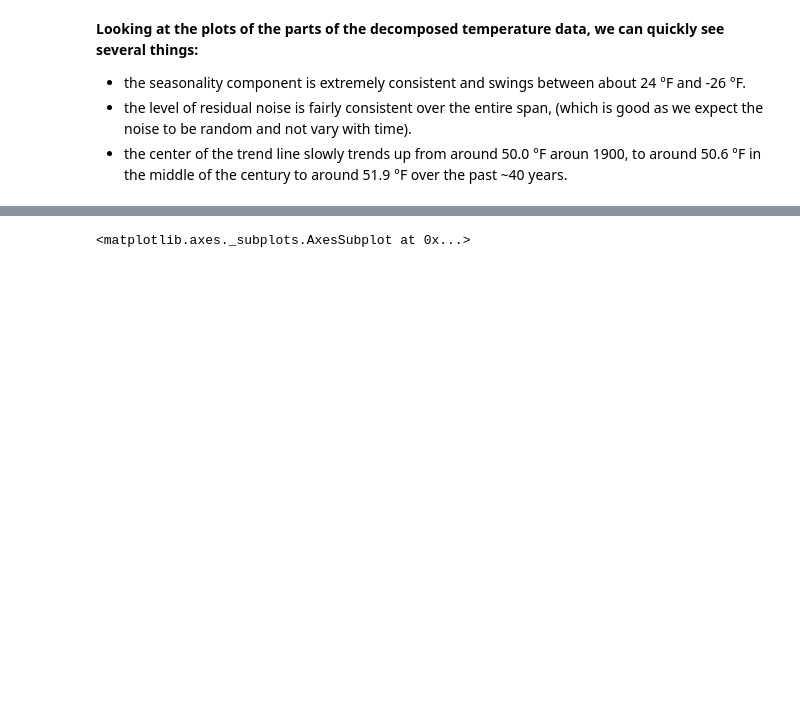
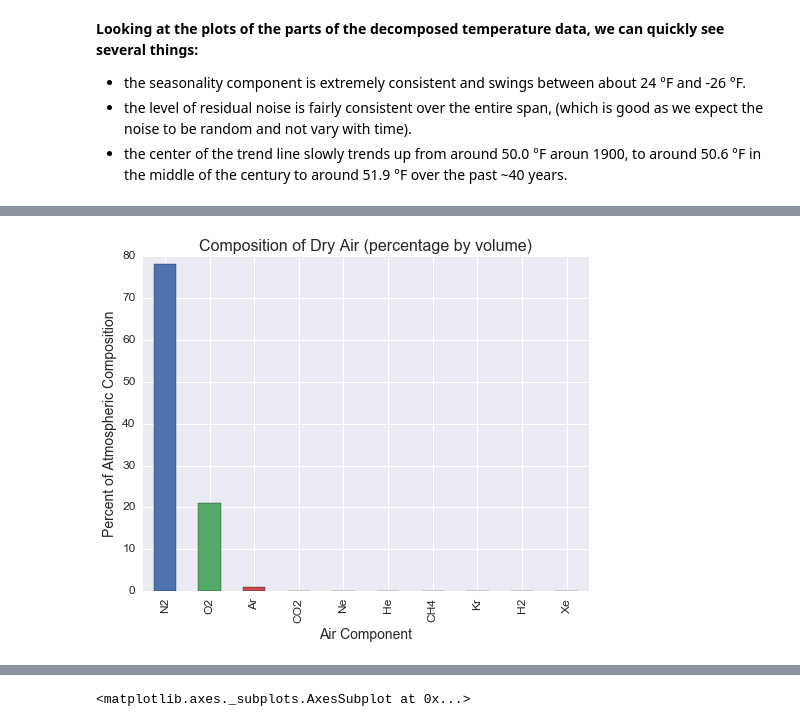
Before and after one commit to MattTriano/personal_site_public, a Jupyter notebook: Climate_Change_and_CO2.ipynb, the cells around one changed output, grey strips where cells are left out. Drawn from its saved outputs; the diff is of its cells as text; code cells hidden in the pictures; blank space fills up the shorter version.

Commit message:
air composition data

```diff
--- a/Climate_Change_and_CO2.ipynb
+++ b/Climate_Change_and_CO2.ipynb
@@ -144,0 +155,4 @@ Average Trend value from 1980 to 2018: 51.92°F
+# %%
+CSV_PATH = os.path.join('data', 'weather', 'air_comp_eng_toolbox.csv')
+air_comp = pd.read_csv(CSV_PATH, encoding='latin1', index_col='Formula')
+air_comp
@@ -144,0 +172,8 @@ Average Trend value from 1980 to 2018: 51.92°F
+# %%
+ax = air_comp['pct_vol'].plot(kind='bar', figsize=(8,6))
+ax.set_ylabel('Percent of Atmospheric Composition', fontsize=14)
+ax.set_xlabel('Air Component', fontsize=14)
+ax.set_title('Composition of Dry Air (percentage by volume)', fontsize=16)
+ax.tick_params(labelsize=12)
+# %% [output]
+[figure, added]
```
Also changed, not shown: parts of 15 cells of this notebook, 8 other files.
